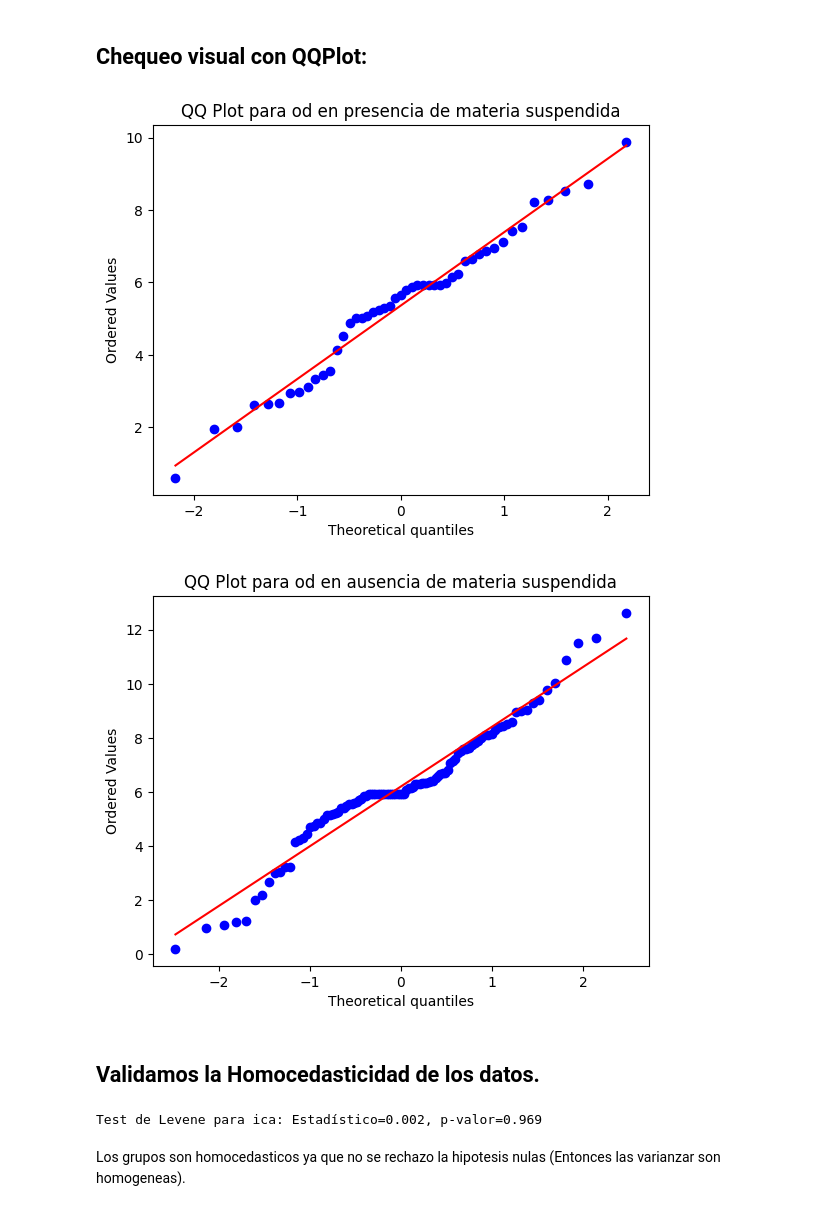
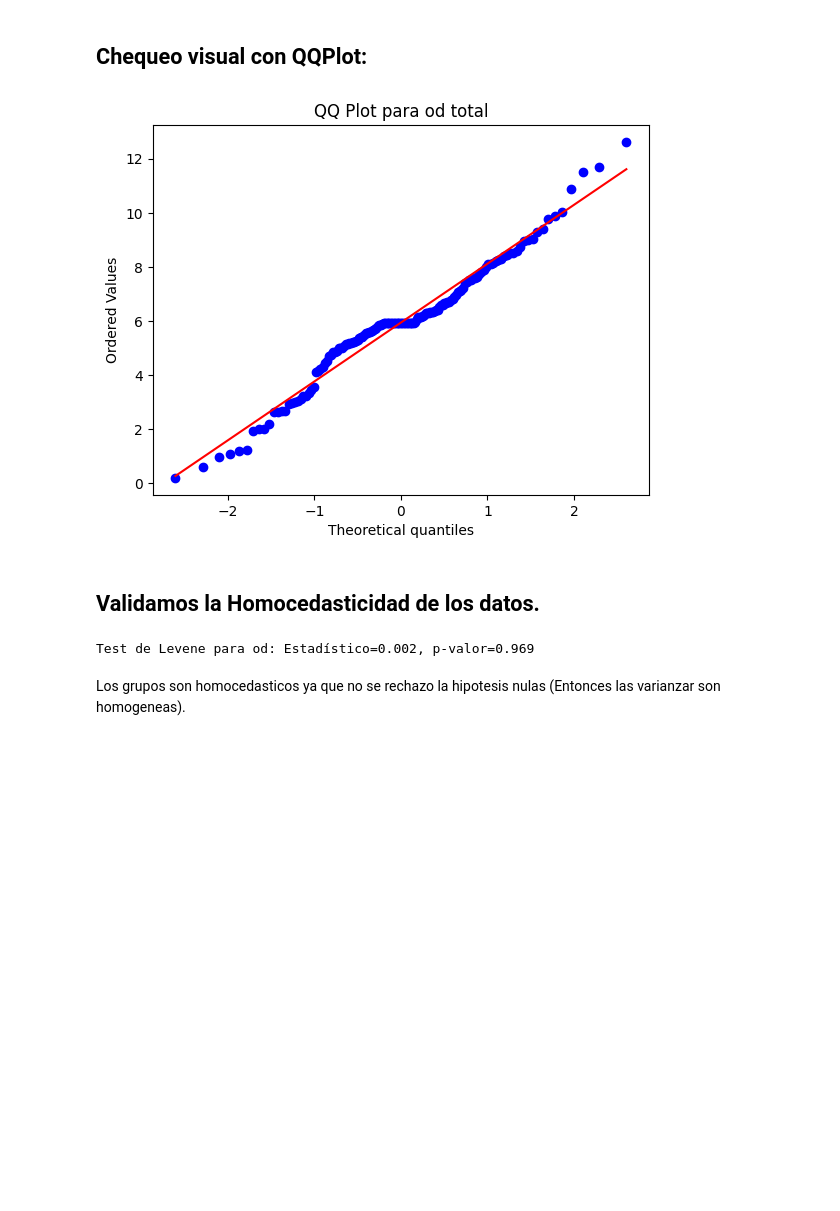
Before and after one commit to SOAgustin/PracticaEspecial, a Jupyter notebook: PracticoEspecial.ipynb, the cells around one changed output. Cells and saved outputs as stored; diff of their text form; code cells hidden in the pictures; blank space fills up the shorter version.

```diff
--- a/PracticoEspecial.ipynb
+++ b/PracticoEspecial.ipynb
@@ -2419,13 +2435,0 @@ plt.show()
-# %%
-import pandas as pd
-from sklearn.decomposition import PCA
-
-# IMPORTANTE:
-# Usamos rd_scaled_Materia_fecal quien ya contiene los valores estandarizados de las tres columnas a analizar.
-
-# Aplicamos PCA con un solo componente
-pca_1 = PCA(n_components=1)
-pca_resultado_1 = pca_1.fit_transform(rd_scaled_Materia_fecal)
-
-# Agregamos el resultado del PCA al DataFrame original
-rd_copia['pca'] = pca_resultado_1[:, 0]
@@ -2651,25 +2607,23 @@ Una de las distribuciones no es normal (ausencia de materia suspendida).
 # %% [markdown]
 ## Chequeo visual con QQPlot:
 # %%
-# QQ plot para países desarrollados
-stats.probplot(rd_Presencia_materias_suspendida, dist="norm", plot=plt)
-plt.title("QQ Plot para od en presencia de materia suspendida")
+# QQ plot para países en vías de desarrollo
+stats.probplot(rd_copia['od'], dist="norm", plot=plt)
+plt.title("QQ Plot para od total")
 plt.show()
-
-# QQ plot para países en vías de desarrollo
-stats.probplot(rd_Ausencia_materias_suspendida, dist="norm", plot=plt)
-plt.title("QQ Plot para od en ausencia de materia suspendida")
-plt.show()
 # %% [output]
-[figure, old version]
+[figure, new version]
-[figure, removed]
 # %% [markdown]
 ## Validamos la Homocedasticidad de los datos.
 # %%
+# Separamos los datos en dos grupos, presencia de materia suspendida y ausencia de la misma.
+rd_Presencia_materias_suspendida = rd_copia[rd_copia['mat_susp'] == 1]['od']
+rd_Ausencia_materias_suspendida = rd_copia[rd_copia['mat_susp'] == 0]['od']
+
 stat, p = stats.levene(rd_Presencia_materias_suspendida, rd_Ausencia_materias_suspendida)
-print(f"Test de Levene para ica: Estadístico={stat:.3f}, p-valor={p:.3f}")
+print(f"Test de Levene para od: Estadístico={stat:.3f}, p-valor={p:.3f}")
 # %% [output]
-Test de Levene para ica: Estadístico=0.002, p-valor=0.969
+Test de Levene para od: Estadístico=0.002, p-valor=0.969
 # %% [markdown]
 Los grupos son homocedasticos ya que no se rechazo la hipotesis nulas (Entonces las varianzar son homogeneas).
 # %%
```
Also changed, not shown: parts of 42 cells of this notebook.
